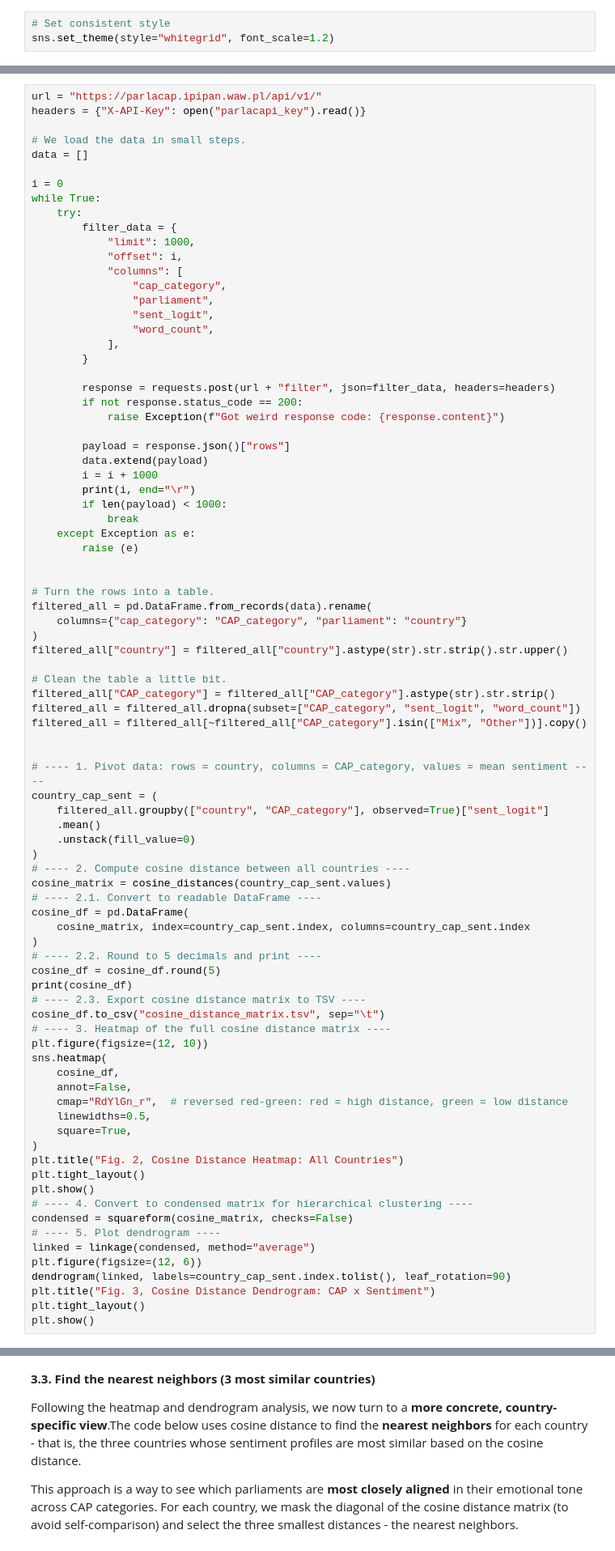
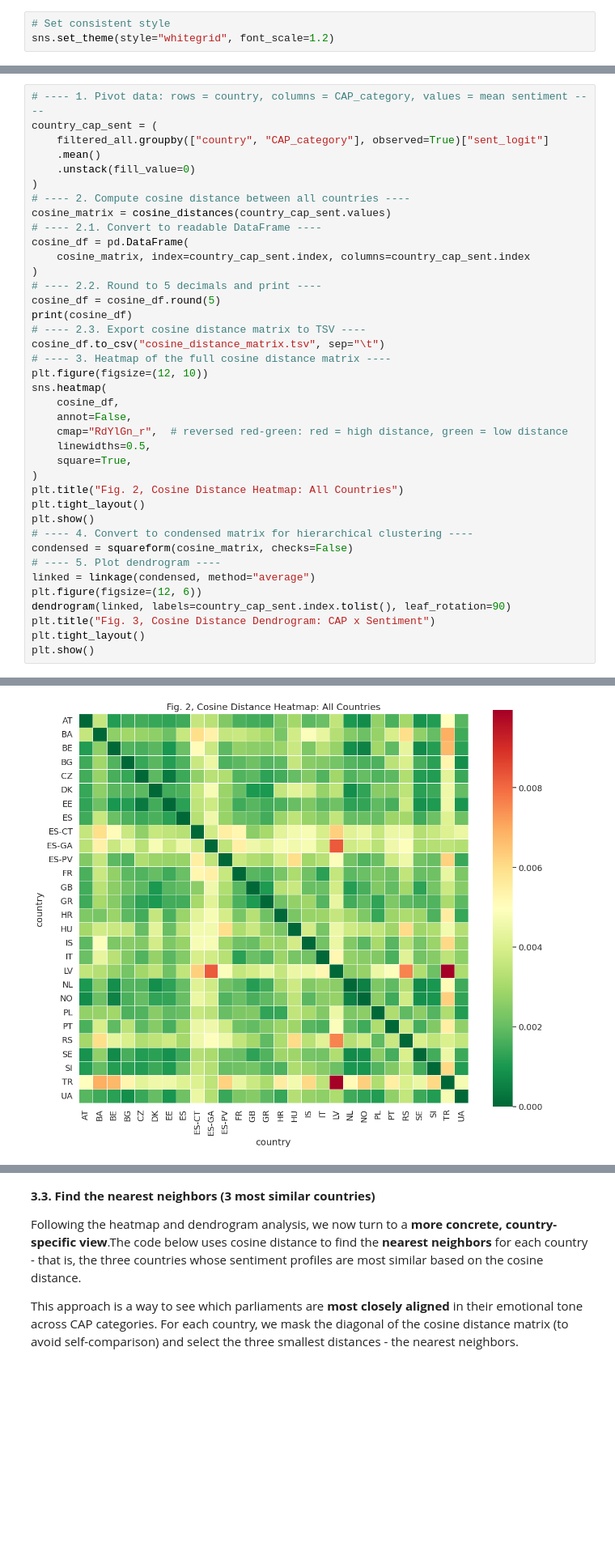
Before and after one commit to clarinsi/ParlaCAP-Analysis-Tutorials, a Jupyter notebook: notebook_python_api/Tutorial 3 - Cross-Parliament Comparison.ipynb, the cells around one changed output, grey strips where cells are left out. Shown at 81% size. Saved outputs shown, nothing was run; the diff lists cells and outputs as text; blank space fills up the shorter version.

```diff
--- a/notebook_python_api/Tutorial 3 - Cross-Parliament Comparison.ipynb
+++ b/notebook_python_api/Tutorial 3 - Cross-Parliament Comparison.ipynb
@@ -217,52 +220,6 @@ To make these relationships easier to interpret, we visualize the matrix as a **
 
 Finally, we use **hierarchical clustering** to generate a **dendrogram**. This visualization method groups countries based on the similarity of their sentiment profiles, revealing clusters of parliaments that share comparable emotional tones. The dendrogram does not only summarize the pairwise relationships captured in the heatmap but also helps identify regional or political patterns that might not be immediately obvious otherwise.
 # %%
-url = "https://parlacap.ipipan.waw.pl/api/v1/"
-headers = {"X-API-Key": open("parlacapi_key").read()}
-
-# We load the data in small steps.
-data = []
-
-i = 0
-while True:
-    try:
-        filter_data = {
-            "limit": 1000,
-            "offset": i,
-            "columns": [
-                "cap_category",
-                "parliament",
-                "sent_logit",
-                "word_count",
-            ],
-        }
-
-        response = requests.post(url + "filter", json=filter_data, headers=headers)
-        if not response.status_code == 200:
-            raise Exception(f"Got weird response code: {response.content}")
-
-        payload = response.json()["rows"]
-        data.extend(payload)
-        i = i + 1000
-        print(i, end="\r")
-        if len(payload) < 1000:
-            break
-    except Exception as e:
-        raise (e)
-
-
-# Turn the rows into a table.
-filtered_all = pd.DataFrame.from_records(data).rename(
-    columns={"cap_category": "CAP_category", "parliament": "country"}
-)
-filtered_all["country"] = filtered_all["country"].astype(str).str.strip().str.upper()
-
-# Clean the table a little bit.
-filtered_all["CAP_category"] = filtered_all["CAP_category"].astype(str).str.strip()
-filtered_all = filtered_all.dropna(subset=["CAP_category", "sent_logit", "word_count"])
-filtered_all = filtered_all[~filtered_all["CAP_category"].isin(["Mix", "Other"])].copy()
-
-
 # ---- 1. Pivot data: rows = country, columns = CAP_category, values = mean sentiment ----
 country_cap_sent = (
     filtered_all.groupby(["country", "CAP_category"], observed=True)["sent_logit"]
@@ -301,3 +258,4 @@ dendrogram(linked, labels=country_cap_sent.index.tolist(), leaf_rotation=90)
 plt.title("Fig. 3, Cosine Distance Dendrogram: CAP x Sentiment")
 plt.tight_layout()
 plt.show()
+# %% [output]
@@ -303,0 +279 @@ plt.show()
+[figure, added]
```
Also changed, not shown: parts of 8 cells of this notebook, 5 other files.
